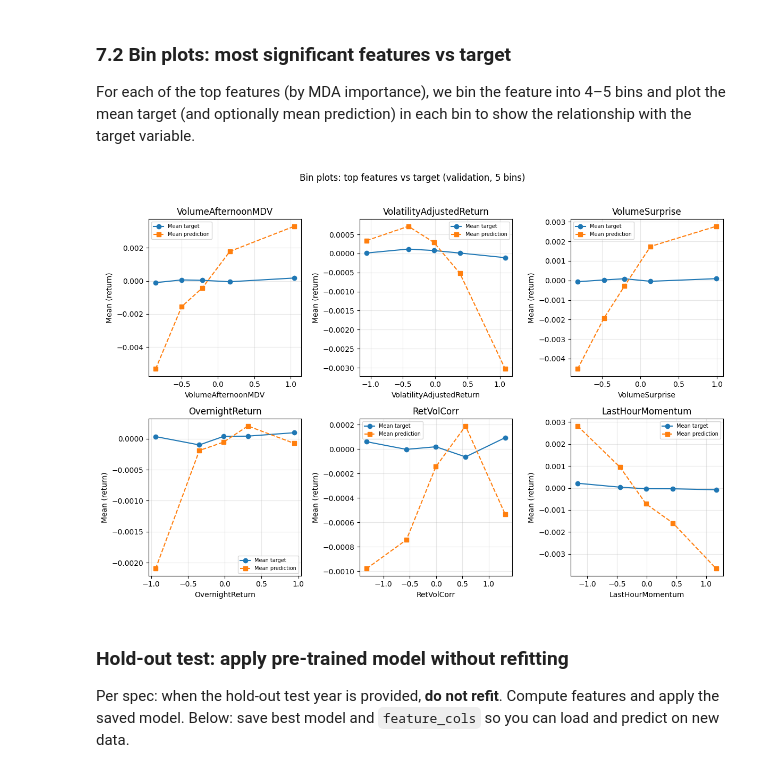
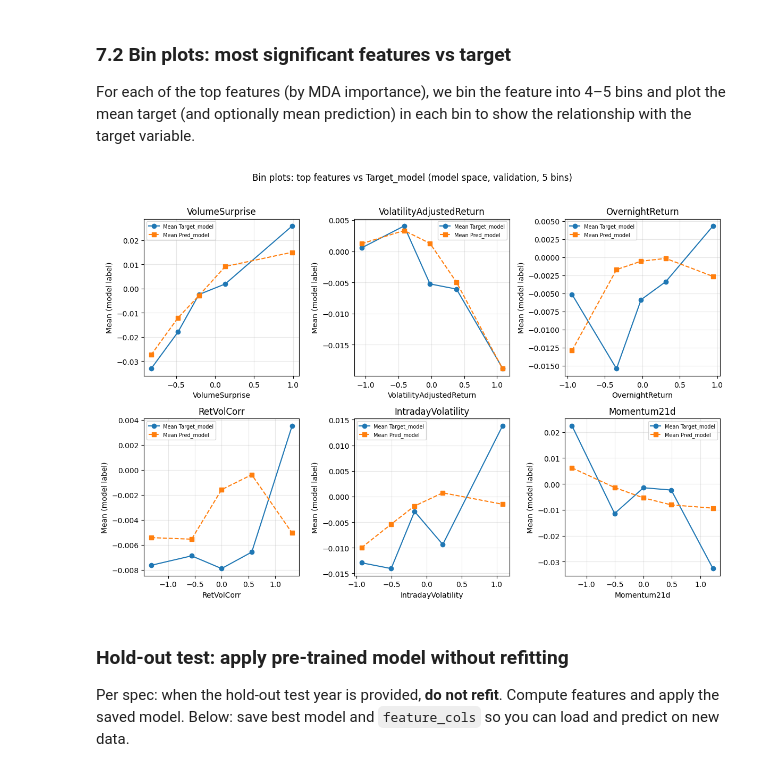
Before and after one commit to liny-r/MTH9899-Project, a Jupyter notebook: project.ipynb, the cells around one changed output. Saved outputs shown, nothing was run; the diff lists cells and outputs as text; code cells hidden in the pictures.

Commit message:
Update notebook: feature pipeline, XGB ablations, saved_model

```diff
--- a/project.ipynb
+++ b/project.ipynb
@@ -328,19 +328,16 @@ def features_single_day(r, v, date_int):
         morning = r[TIME_1200] - r[TIME_0945]
         afternoon = r[TIME_1530] - r[TIME_1200]
         out['IntradayReversal'] = (morning - afternoon).values
-    # 4–6. 15m increments 09:45→15:30: vol, skew, upside/downside realized vol, RetVolCorr
+    # 4–6. 15m increments 09:45→15:30: skew, upside realized vol, RetVolCorr
     times_ordered = [c for c in r.columns if c >= TIME_0945 and c <= TIME_1530]
     times_ordered = sorted(times_ordered, key=lambda t: (int(t[:2]), int(t[3:5])))
     ret_inc = None
     if len(times_ordered) >= 2:
         ret_inc = r[times_ordered].diff(axis=1).iloc[:, 1:]
-        out['IntradayVolatility'] = ret_inc.std(axis=1).values
         out['IntradayReturnSkew'] = ret_inc.skew(axis=1).values
         arr = ret_inc.to_numpy(dtype=float)
-        down_sq = np.where(arr < 0, arr * arr, np.nan)
         up_sq = np.where(arr > 0, arr * arr, np.nan)
         with np.errstate(all='ignore'):
-            out['RealizedDownsideVol'] = np.sqrt(np.nanmean(down_sq, axis=1))
             out['RealizedUpsideVol'] = np.sqrt(np.nanmean(up_sq, axis=1))
     # Cumulative volumes for session-shape features (MDV scaling merged later)
     if v is not None:
@@ -409,11 +406,6 @@ feat_df = feat_df.merge(daily_prev_merge, on=['Date', 'Id'], how='left')
 
 # Volume Surprise = CumVolume_1530 / MDV_63_prev (prev day); NaN if prev day MDV missing or zero
 feat_df['VolumeSurprise'] = feat_df['CumVolume_1530'] / feat_df['MDV_63_prev'].replace(0, np.nan)
-# Afternoon volume (12:00→15:30) vs 63d median dollar volume; morning vs afternoon cumulative increments
-if 'CumVolume_1200' in feat_df.columns:
-    feat_df['VolumeAfternoonMDV'] = (
-        feat_df['CumVolume_1530'] - feat_df['CumVolume_1200']
-    ) / feat_df['MDV_63_prev'].replace(0, np.nan)
 if 'CumVolume_0945' in feat_df.columns and 'CumVolume_1200' in feat_df.columns:
     _vm = feat_df['CumVolume_1200'] - feat_df['CumVolume_0945']
     _va = feat_df['CumVolume_1530'] - feat_df['CumVolume_1200']
@@ -479,12 +471,9 @@ WINSOR_PLAN_DEFAULT = [
     ('FirstHourMomentum', True),
     ('LastHourMomentum', True),
     ('IntradayReversal', True),
-    ('IntradayVolatility', False),
     ('IntradayReturnSkew', True),
-    ('RealizedDownsideVol', False),
     ('RealizedUpsideVol', False),
     ('VolumeSurprise', False),
-    ('VolumeAfternoonMDV', False),
     ('VolumeMorningAfternoonRatio', False),
     ('VolatilityAdjustedReturn', True),
     ('ShortTermReversal', True),
@@ -493,9 +482,9 @@ WINSOR_PLAN_DEFAULT = [
 ]
 
 _raw_cols_for_winsor = [
-    'OvernightReturn', 'FirstHourMomentum', 'LastHourMomentum', 'IntradayReversal', 'IntradayVolatility',
-    'IntradayReturnSkew', 'RealizedDownsideVol', 'RealizedUpsideVol',
-    'VolumeSurprise', 'VolumeAfternoonMDV', 'VolumeMorningAfternoonRatio',
+    'OvernightReturn', 'FirstHourMomentum', 'LastHourMomentum', 'IntradayReversal',
+    'IntradayReturnSkew', 'RealizedUpsideVol',
+    'VolumeSurprise', 'VolumeMorningAfternoonRatio',
     'VolatilityAdjustedReturn', 'ShortTermReversal', 'Momentum21d', 'DollarVolTrend',
 ]
 
@@ -608,7 +597,7 @@ if RUN_FEATURE_DIST_EDA:
     good_dates = n_per_date[n_per_date >= 200].index.to_numpy()
     if len(good_dates) > 0:
         pick = RNG.choice(good_dates, size=min(N_HIST_DATES, len(good_dates)), replace=False)
-        demo_pairs = [('OvernightReturn', 'IntradayVolatility'), ('LastHourMomentum', 'VolumeSurprise')]
+        demo_pairs = [('OvernightReturn', 'RealizedUpsideVol'), ('LastHourMomentum', 'VolumeSurprise')]
         for a, b in demo_pairs:
             if a not in feat_df.columns or b not in feat_df.columns:
                 continue
@@ -809,8 +792,8 @@ mad_features = [
     'IntradayReturnSkew', 'VolatilityAdjustedReturn', 'ShortTermReversal', 'Momentum21d', 'DollarVolTrend',
 ]
 pct_features = [
-    'IntradayVolatility', 'RealizedDownsideVol', 'RealizedUpsideVol',
-    'VolumeSurprise', 'VolumeAfternoonMDV', 'VolumeMorningAfternoonRatio',
+    'RealizedUpsideVol',
+    'VolumeSurprise', 'VolumeMorningAfternoonRatio',
 ]
 
 
@@ -1144,6 +1379,7 @@ summary = [
     ('Random Forest', rf_val_r2, rf_best),
     ('XGBoost', xgb_val_r2 if HAS_XGB else np.nan, xgb_best),
     ('ElasticNet', en_val_r2, en_best),
+    ('MLP', mlp_val_r2, mlp_best),
 ]
 summary_df = pd.DataFrame([(n, r2) for n, r2, _ in summary], columns=['Model', 'Val_weighted_R2'])
 print(summary_df.to_string(index=False))
@@ -1257,41 +1488,39 @@ MDI (mean decrease impurity):
 
 For each of the top features (by MDA importance), we bin the feature into 4–5 bins and plot the mean target (and optionally mean prediction) in each bin to show the relationship with the target variable.
 # %%
-# Bin plots: top features vs target (validation set)
+# Bin plots: top features vs fitted target in *model space* (Target_model vs Pred_model)
 n_top = min(6, len(feature_cols))
 top_features = imp_mda['Feature'].head(n_top).tolist()
 n_bins = 5
-val_plot = val_df[feature_cols + ['Target']].copy()
+val_plot = val_df[feature_cols + ['Target_model']].copy()
 val_plot['Pred_model'] = best_model.predict(X_val)
-val_plot['Pred_return'] = val_plot['Pred_model'] * val_df['EST_VOL_prev'].values
-_mt, _mp, _yl = 'Target', 'Pred_return', 'return'
 
 fig, axes = plt.subplots(2, 3, figsize=(12, 8))
 axes = axes.flatten()
 for idx, feat in enumerate(top_features):
     ax = axes[idx]
     # Bin feature (quantile-based so each bin has similar count)
     val_plot['_bin'] = pd.qcut(val_plot[feat], q=n_bins, labels=False, duplicates='drop')
     binned = val_plot.groupby('_bin', observed=True).agg(
-        mean_target=(_mt, 'mean'),
-        mean_pred=(_mp, 'mean'),
+        mean_actual=('Target_model', 'mean'),
+        mean_pred=('Pred_model', 'mean'),
         mid_feat=(feat, 'median'),
     ).reset_index()
     x = binned['mid_feat'].values
-    ax.plot(x, binned['mean_target'], 'o-', label='Mean target', color='C0')
-    ax.plot(x, binned['mean_pred'], 's--', label='Mean prediction', color='C1')
+    ax.plot(x, binned['mean_actual'], 'o-', label='Mean Target_model', color='C0')
+    ax.plot(x, binned['mean_pred'], 's--', label='Mean Pred_model', color='C1')
     ax.set_xlabel(feat)
-    ax.set_ylabel(f'Mean ({_yl})')
+    ax.set_ylabel('Mean (model label)')
     ax.set_title(feat)
     ax.legend(loc='best', fontsize=7)
     ax.grid(True, alpha=0.3)
 for j in range(len(top_features), len(axes)):
     axes[j].set_visible(False)
-plt.suptitle('Bin plots: top features vs target (validation, 5 bins)', y=1.02)
+plt.suptitle('Bin plots: top features vs Target_model (model space, validation, 5 bins)', y=1.02)
 plt.tight_layout()
 plt.show()
 # %% [output]
-[figure, old version]
+[figure, new version]
 # %% [markdown]
 ### Hold-out test: apply pre-trained model without refitting
 
```
Also changed, not shown: parts of 22 cells of this notebook, 4 other files.
